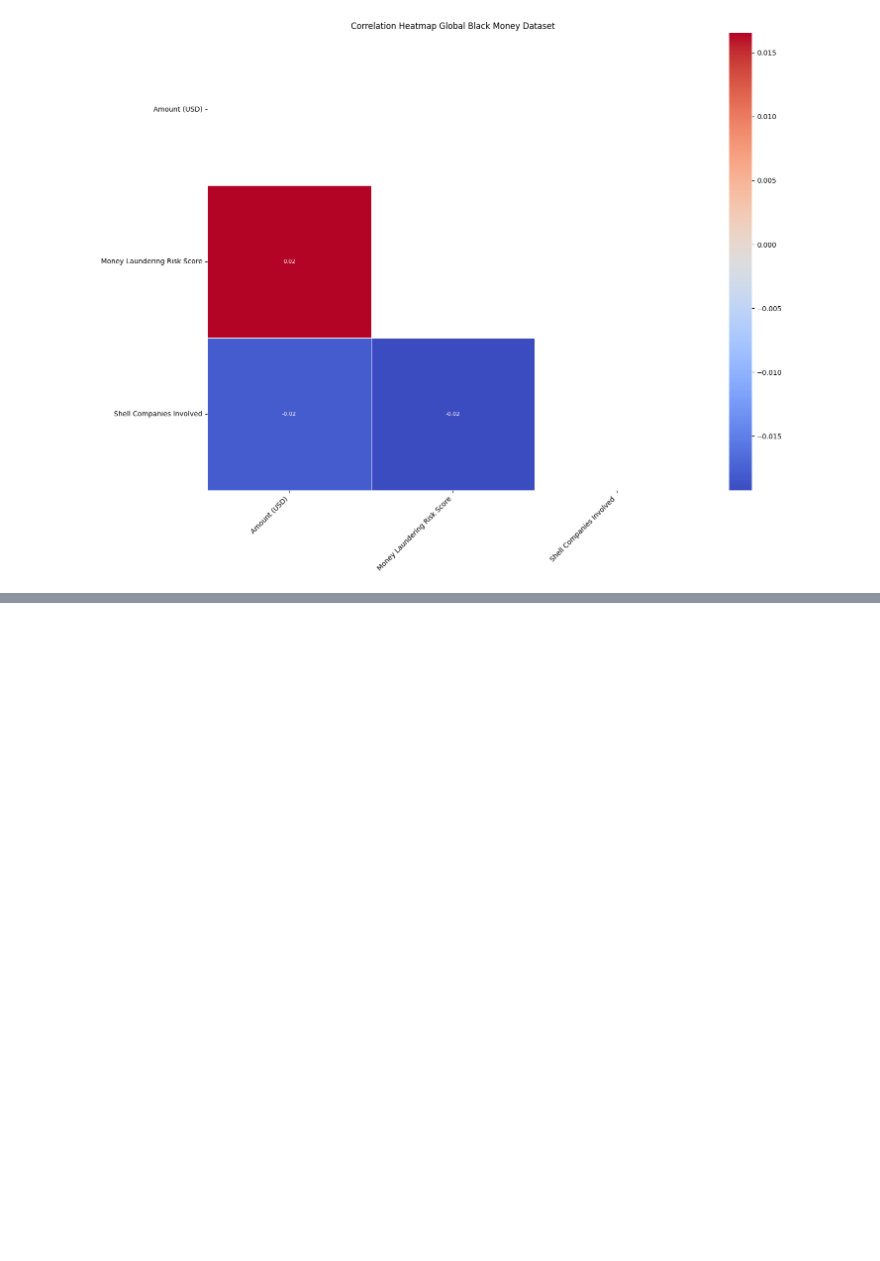
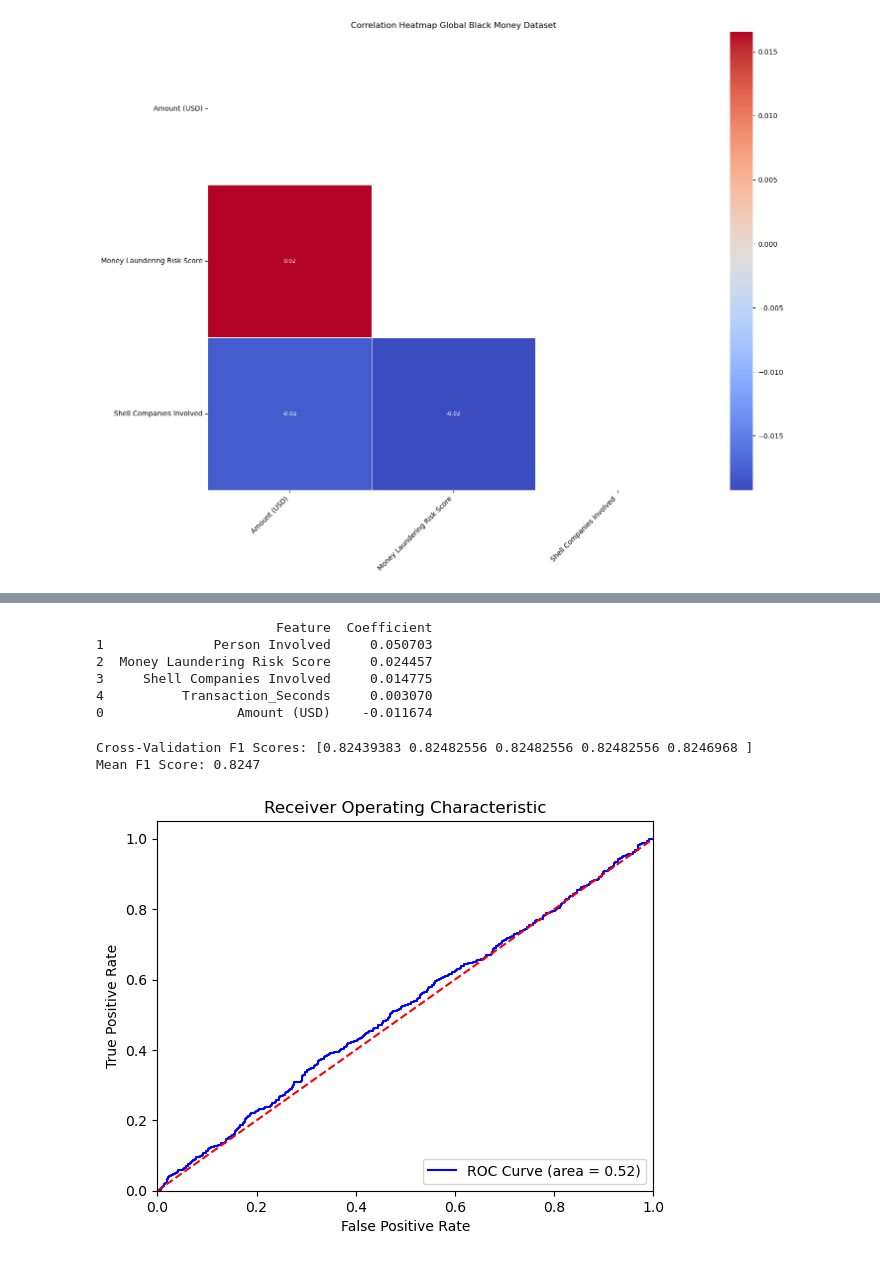
Before and after one commit to edgar-rosales95/Final_505, a Jupyter notebook: Final_505.ipynb, the cells around one changed output, grey strips where cells are left out. Cells and saved outputs as stored; diff of their text form; code cells hidden in the pictures; blank space fills up the shorter version.

```diff
--- a/Final_505.ipynb
+++ b/Final_505.ipynb
@@ -269,0 +291,15 @@ dtype: int64
+# %%
+# Split the data
+X = df_dummies.loc[df_clean.index]  # Use df_clean for consistent rows
+y = df_clean['Source of Money']  # Target variable
+
+X_train, X_test, y_train, y_test = train_test_split(
+    X, y, test_size=0.2, random_state=42, stratify=y)
+
+# Keep only numeric columns
+X_numeric = X.select_dtypes(include=[np.number])
+
+# Scale the numeric features
+scaler = StandardScaler()
+X_train_scaled = scaler.fit_transform(X_numeric.loc[X_train.index])
+X_test_scaled = scaler.transform(X_numeric.loc[X_test.index])
@@ -269,0 +393,52 @@ dtype: int64
+# %%
+# Get the coefficients from the logistic regression model
+coefficients = log_reg.coef_[0]
+
+# Ensure we use the scaled features for the DataFrame
+X_numeric_columns = X_numeric.columns  # This is the DataFrame with only numeric features
+
+# Create the feature importance DataFrame
+feature_importance = pd.DataFrame({
+    'Feature': X_numeric_columns,
+    'Coefficient': coefficients
+})
+
+# Sort the DataFrame by the coefficients
+feature_importance.sort_values(by='Coefficient', ascending=False, inplace=True)
+print(feature_importance)
+# %% [output]
+                       Feature  Coefficient
+1              Person Involved     0.050703
+2  Money Laundering Risk Score     0.024457
+3     Shell Companies Involved     0.014775
+4          Transaction_Seconds     0.003070
+0                 Amount (USD)    -0.011674
+# %%
+# Perform cross-validation
+cv_scores = cross_val_score(log_reg, X_train_scaled, y_train, cv=5, scoring='f1')
+print(f'Cross-Validation F1 Scores: {cv_scores}')
+print(f'Mean F1 Score: {cv_scores.mean():.4f}')
+# %% [output]
+Cross-Validation F1 Scores: [0.82439383 0.82482556 0.82482556 0.82482556 0.8246968 ]
+Mean F1 Score: 0.8247
+# %%
+# Get predicted probabilities
+y_scores = log_reg.predict_proba(X_test_scaled)[:, 1]  # Probability of the positive class
+
+# Compute ROC curve
+fpr, tpr, thresholds = roc_curve(y_test, y_scores)
+roc_auc = auc(fpr, tpr)
+
+# Plot ROC Curve
+plt.figure()
+plt.plot(fpr, tpr, color='blue', label='ROC Curve (area = %0.2f)' % roc_auc)
+plt.plot([0, 1], [0, 1], color='red', linestyle='--')
+plt.xlim([0.0, 1.0])
+plt.ylim([0.0, 1.05])
+plt.xlabel('False Positive Rate')
+plt.ylabel('True Positive Rate')
+plt.title('Receiver Operating Characteristic')
+plt.legend(loc="lower right")
+plt.show()
+# %% [output]
+[figure, added]
```
Also changed, not shown: parts of 22 cells of this notebook.
